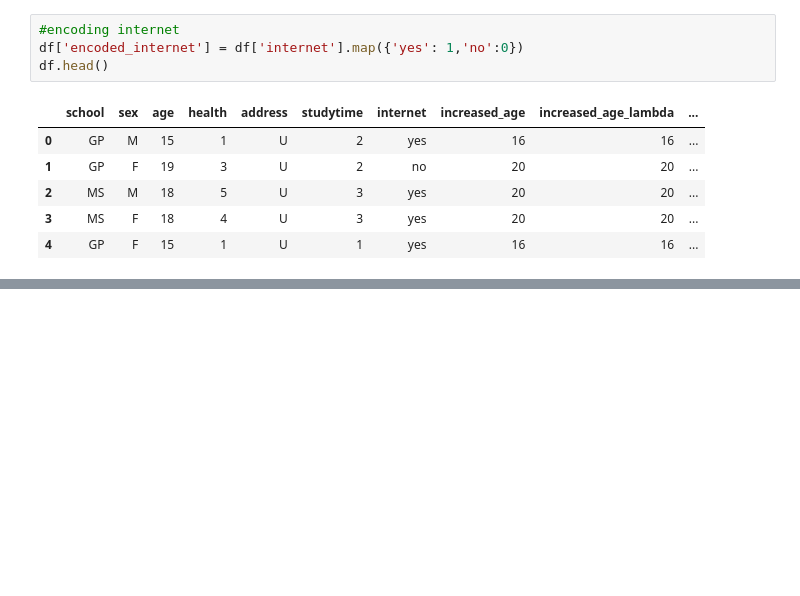
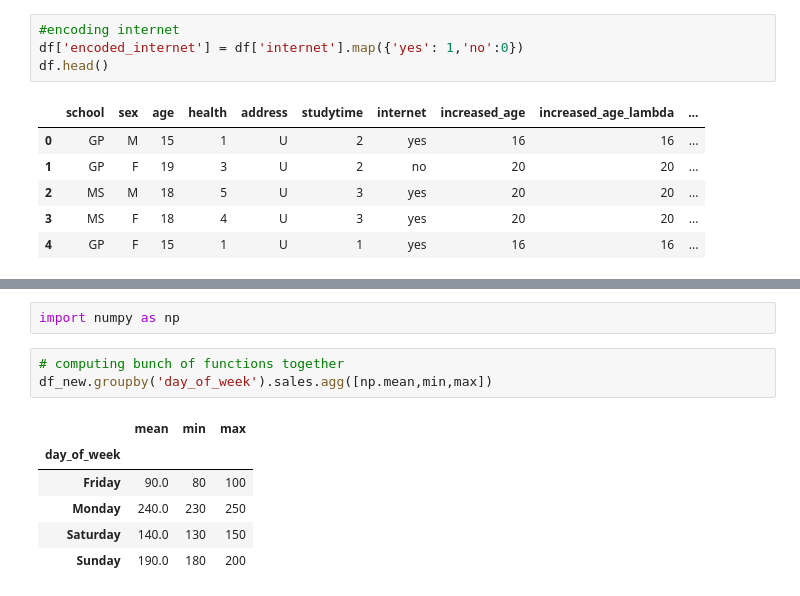
Before and after one commit to Harshraj77/data_science_and_ml_learning, a Jupyter notebook: pandas/zero_to_hero.ipynb, the cells around one changed output, grey strips where cells are left out. Saved outputs shown, nothing was run; the diff lists cells and outputs as text; blank space fills up the shorter version.

```diff
--- a/pandas/zero_to_hero.ipynb
+++ b/pandas/zero_to_hero.ipynb
@@ -667,0 +751,12 @@ df.head()
+# %%
+import numpy as np
+# %%
+# computing bunch of functions together
+df_new.groupby('day_of_week').sales.agg([np.mean,min,max])
+# %% [output]
+|  | mean | min | max |
+| day_of_week |  |  |  |
+| Friday | 90.0 | 80 | 100 |
+| Monday | 240.0 | 230 | 250 |
+| Saturday | 140.0 | 130 | 150 |
+| Sunday | 190.0 | 180 | 200 |
```
Also changed, not shown: parts of 16 cells of this notebook.
